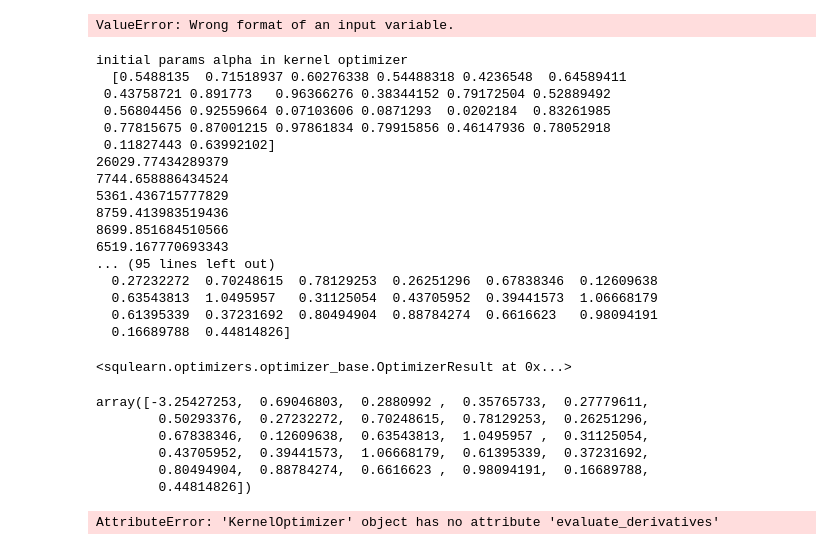
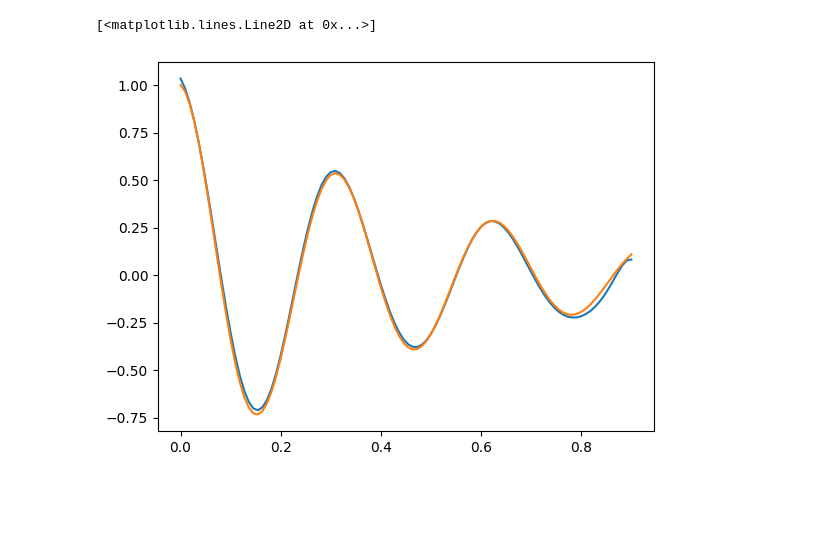
Before and after one commit to rupof/squlearnRF, a Jupyter notebook: examples/tutorials/qkode_example.ipynb, the cells around one changed output. Saved outputs shown, nothing was run; the diff lists cells and outputs as text; code cells hidden in the pictures; blank space fills up the shorter version.

```diff
--- a/examples/tutorials/qkode_example.ipynb
+++ b/examples/tutorials/qkode_example.ipynb
@@ -25,11 +11,22 @@ from squlearn.optimizers.adam import Adam
 import sympy as sp
 # %%
-enc_circ = ChebyshevTower(num_qubits=6, num_features=1, num_chebyshev=1, num_layers=6)
+# enc_circ_L = LayeredEncodingCircuit(num_qubits=4, num_features=1)
+# enc_circ_L.Rx("x")
+# enc_circ = enc_circ_L
+
+enc_circ = ChebyshevTower(num_qubits=4, num_features=1, num_chebyshev=4, num_layers=1)
 pqk = ProjectedQuantumKernel(executor=Executor(), encoding_circuit=enc_circ)
+
 
 x, f, dfdx, dfdxdx = sp.symbols("x f dfdx dfdxdx")
 eq = sp.sin(x) + dfdx + x
 initial_values = [1]
+lamb, k = 20, 0.1
+eq = dfdx - (-lamb * sp.exp(-lamb * x * k) * sp.sin(lamb * x) - lamb * k * f)
+
+# x, f, dfdx, dfdxdx = sp.symbols("x f dfdx dfdxdx")
+# eq =  dfdx - sp.exp(-f*1)
+# initial_values = [np.log(0.001)]
 
 
 loss_ODE_squ = ODELoss(
@@ -37,11 +34,5 @@ loss_ODE_squ = ODELoss(
     symbols_involved_in_ODE=[x, f, dfdx],
     initial_values=initial_values,
     boundary_handling="pinned",
+    eta=0.005
 )
-
-np.random.seed(0)
-
-x_space = np.linspace(0, 0.9, 25).reshape(-1, 1)
-
-parameter_values = np.random.rand(len(x_space)+1)
-labels = np.zeros((len(x_space), 1))
@@ -60,39 +39,19 @@ kernel_optimizer = KernelOptimizer(quantum_kernel=pqk, loss=loss_ODE_squ, optimi
-# %%
-kernel_optimizer.evaluate(x_space.T, labels)
-# %% [output]
-ValueError: Wrong format of an input variable.
-# %%
-kernel_optimizer.run_optimization(x_space, labels)
-# %% [output]
-initial params alpha in kernel optimizer
-  [0.5488135  0.71518937 0.60276338 0.54488318 0.4236548  0.64589411
- 0.43758721 0.891773   0.96366276 0.38344152 0.79172504 0.52889492
- 0.56804456 0.92559664 0.07103606 0.0871293  0.0202184  0.83261985
- 0.77815675 0.87001215 0.97861834 0.79915856 0.46147936 0.78052918
- 0.11827443 0.63992102]
-26029.77434289379
-7744.658886434524
-5361.436715777829
-8759.413983519436
-8699.851684510566
-6519.167770693343
-... (95 lines left out)
-  0.27232272  0.70248615  0.78129253  0.26251296  0.67838346  0.12609638
-  0.63543813  1.0495957   0.31125054  0.43705952  0.39441573  1.06668179
-  0.61395339  0.37231692  0.80494904  0.88784274  0.6616623   0.98094191
-  0.16689788  0.44814826]
-<squlearn.optimizers.optimizer_base.OptimizerResult at 0x...>
-# %%
-kernel_optimizer.get_optimal_parameters()
-# %% [output]
-array([-3.25427253,  0.69046803,  0.2880992 ,  0.35765733,  0.27779611,
-        0.50293376,  0.27232272,  0.70248615,  0.78129253,  0.26251296,
-        0.67838346,  0.12609638,  0.63543813,  1.0495957 ,  0.31125054,
-        0.43705952,  0.39441573,  1.06668179,  0.61395339,  0.37231692,
-        0.80494904,  0.88784274,  0.6616623 ,  0.98094191,  0.16689788,
-        0.44814826])
+# %%
+x_space = np.linspace(0, 0.9, 100).reshape(-1, 1)
+labels = np.zeros((len(x_space), 1))
+parameter_values = np.random.rand(len(x_space)+1)
+
+kernel_optimizer = KernelOptimizer(
+    pqk,
+    loss_ODE_squ,
+    optimizer=LBFGSB(),  #Adam({"num_iter":2000, "lr": 0.05, "tol": 1e-10}),
+    initial_parameters = parameter_values
+)
 # %%
 model = QKODE(quantum_kernel=kernel_optimizer)
 model.fit(x_space, labels)
+plt.plot(x_space, model.predict(x_space))
+plt.plot(x_space, np.exp(-20 * x_space * 0.1) * np.cos(20 * x_space))
 # %% [output]
-AttributeError: 'KernelOptimizer' object has no attribute 'evaluate_derivatives'
+[<matplotlib.lines.Line2D at 0x...>]
+[figure, added]
```
Also changed, not shown: parts of 6 cells of this notebook, 4 other files.
